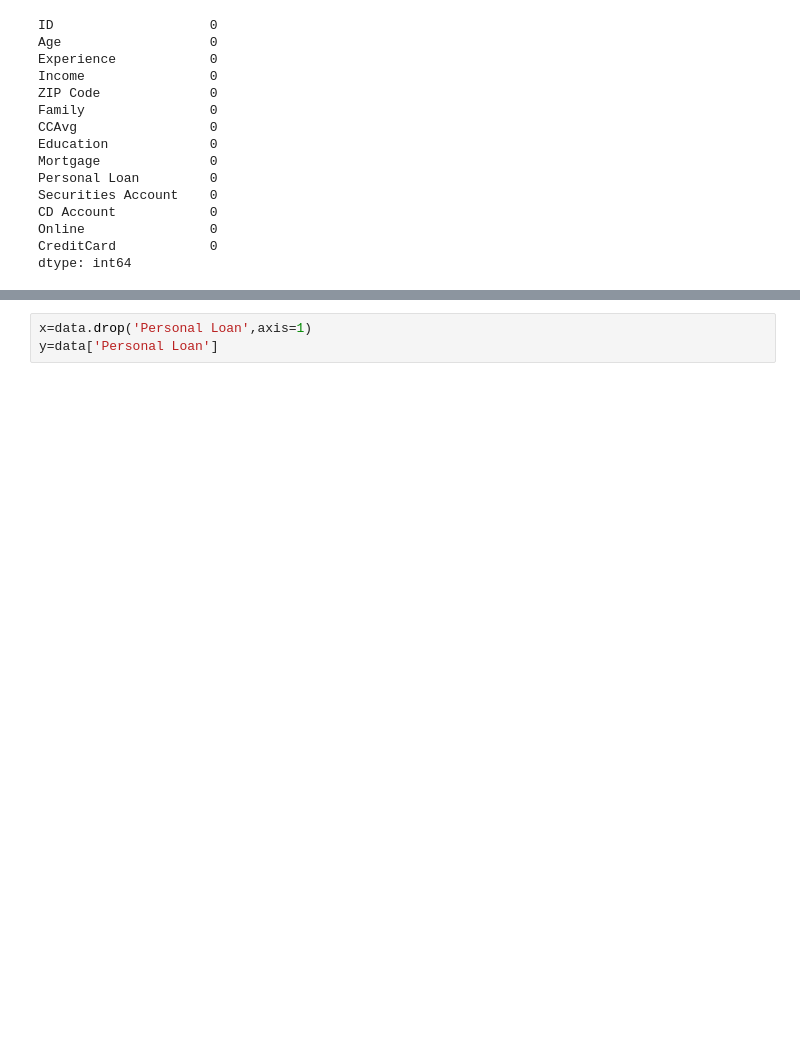
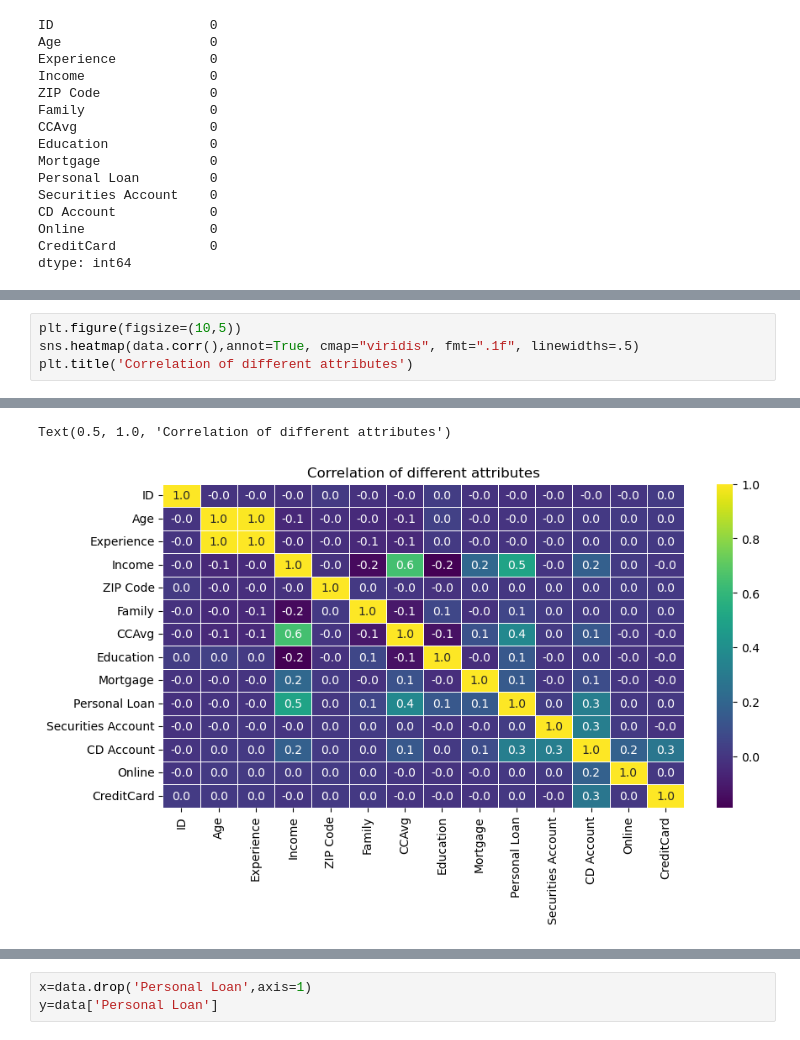
Before and after one commit to UmerAbbasi658/Loan-Prediction, a Jupyter notebook: Loan Prediction.ipynb, the cells around one changed output, grey strips where cells are left out. Drawn from its saved outputs; the diff is of its cells as text; blank space fills up the shorter version.

```diff
--- a/Loan Prediction.ipynb
+++ b/Loan Prediction.ipynb
@@ -81,0 +122,5 @@ dtype: int64
+# %%
+plt.figure(figsize=(10,5))
+sns.heatmap(data.corr(),annot=True, cmap="viridis", fmt=".1f", linewidths=.5)
+plt.title('Correlation of different attributes')
+# %% [output]
@@ -81,0 +128,2 @@ dtype: int64
+Text(0.5, 1.0, 'Correlation of different attributes')
+[figure, added]
```
Also changed, not shown: parts of 21 cells of this notebook.
